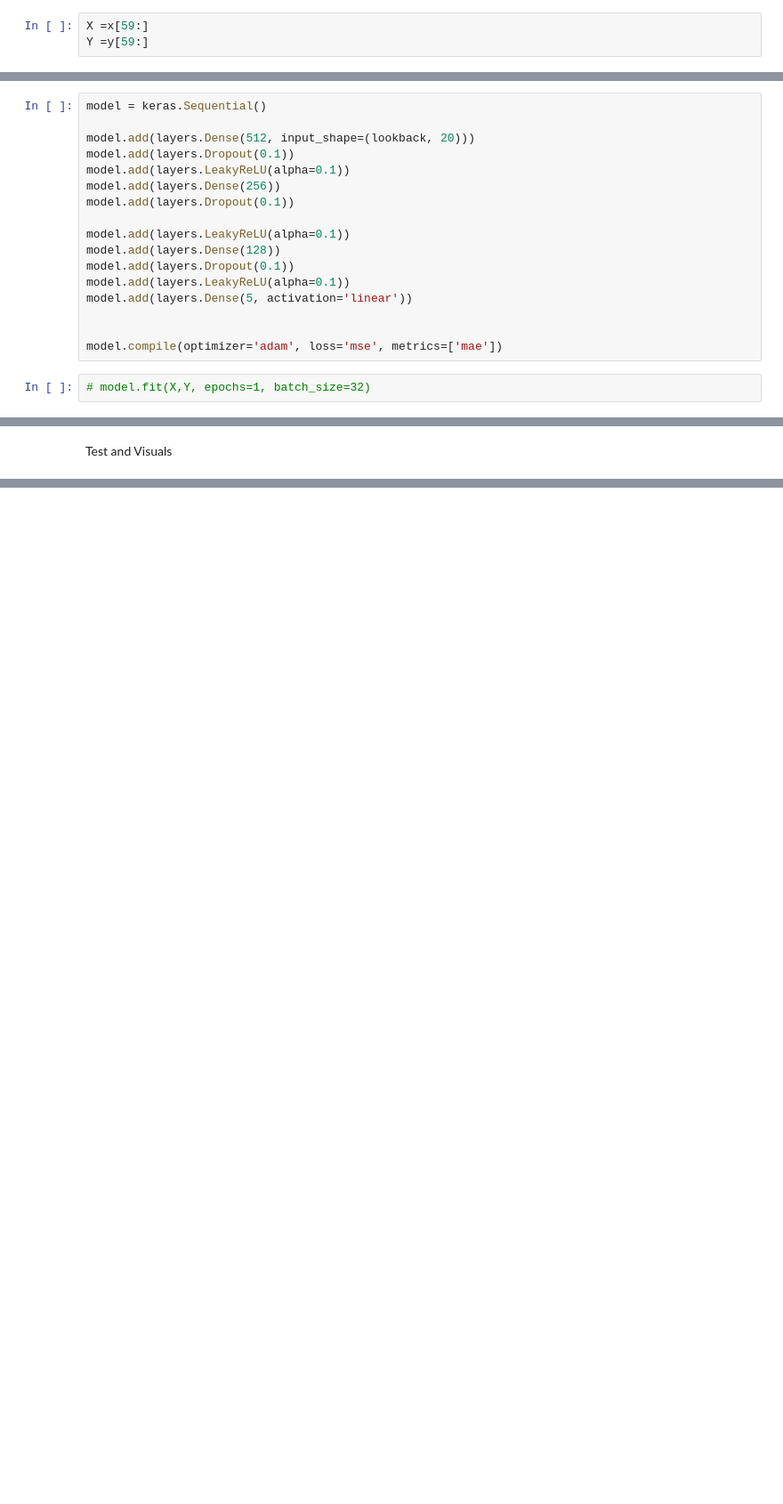
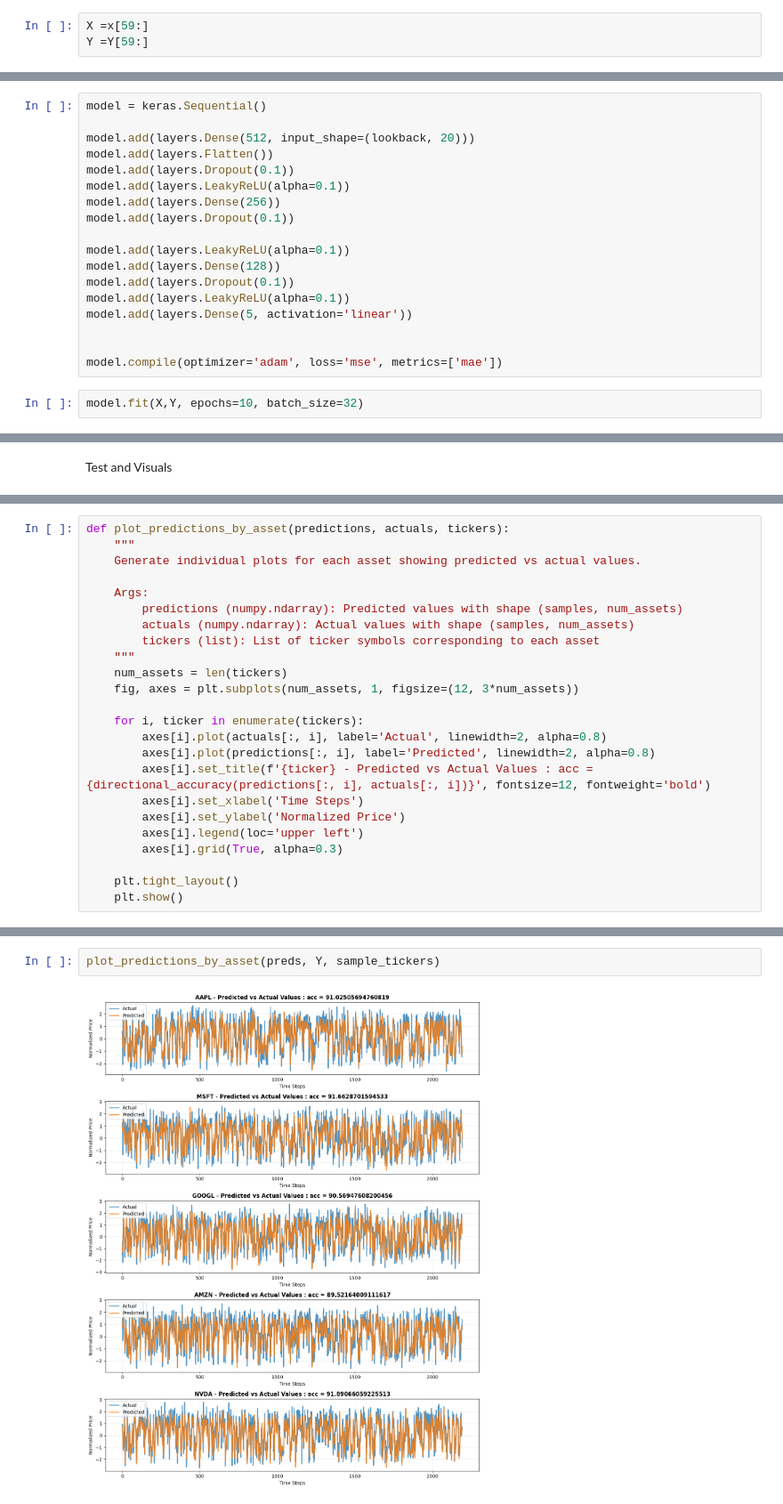
Before and after one commit to MDBowen/IndividualProject, a Jupyter notebook: experiment.ipynb, the cells around one changed output, grey strips where cells are left out. Shown at 89% size. Saved outputs shown, nothing was run; the diff lists cells and outputs as text; blank space fills up the shorter version.

```diff
--- a/experiment.ipynb
+++ b/experiment.ipynb
@@ -246,3 +183,3 @@ print(x)
 # %%
 X =x[59:]
-Y =y[59:]
+Y =Y[59:]
@@ -254,6 +195,7 @@ from keras import layers, Sequential
 model = keras.Sequential()
 
 model.add(layers.Dense(512, input_shape=(lookback, 20)))
+model.add(layers.Flatten())
 model.add(layers.Dropout(0.1))
 model.add(layers.LeakyReLU(alpha=0.1))
 model.add(layers.Dense(256))
@@ -268,4 +210,4 @@ model.add(layers.Dense(5, activation='linear'))
 
 model.compile(optimizer='adam', loss='mse', metrics=['mae'])
 # %%
-# model.fit(X,Y, epochs=1, batch_size=32)
+model.fit(X,Y, epochs=10, batch_size=32)
@@ -278,0 +273,24 @@ plt.plot(preds, label='Predicted Values')
+# %%
+def plot_predictions_by_asset(predictions, actuals, tickers):
+    """
+    Generate individual plots for each asset showing predicted vs actual values.
+
+    Args:
+        predictions (numpy.ndarray): Predicted values with shape (samples, num_assets)
+        actuals (numpy.ndarray): Actual values with shape (samples, num_assets)
+        tickers (list): List of ticker symbols corresponding to each asset
+    """
+    num_assets = len(tickers)
+    fig, axes = plt.subplots(num_assets, 1, figsize=(12, 3*num_assets))
+
+    for i, ticker in enumerate(tickers):
+        axes[i].plot(actuals[:, i], label='Actual', linewidth=2, alpha=0.8)
+        axes[i].plot(predictions[:, i], label='Predicted', linewidth=2, alpha=0.8)
+        axes[i].set_title(f'{ticker} - Predicted vs Actual Values : acc = {directional_accuracy(predictions[:, i], actuals[:, i])}', fontsize=12, fontweight='bold')
+        axes[i].set_xlabel('Time Steps')
+        axes[i].set_ylabel('Normalized Price')
+        axes[i].legend(loc='upper left')
+        axes[i].grid(True, alpha=0.3)
+
+    plt.tight_layout()
+    plt.show()
@@ -278,0 +303,4 @@ plt.plot(preds, label='Predicted Values')
+# %%
+plot_predictions_by_asset(preds, Y, sample_tickers)
+# %% [output]
+[figure, added]
```
Also changed, not shown: parts of 29 cells of this notebook, 5 other files.
